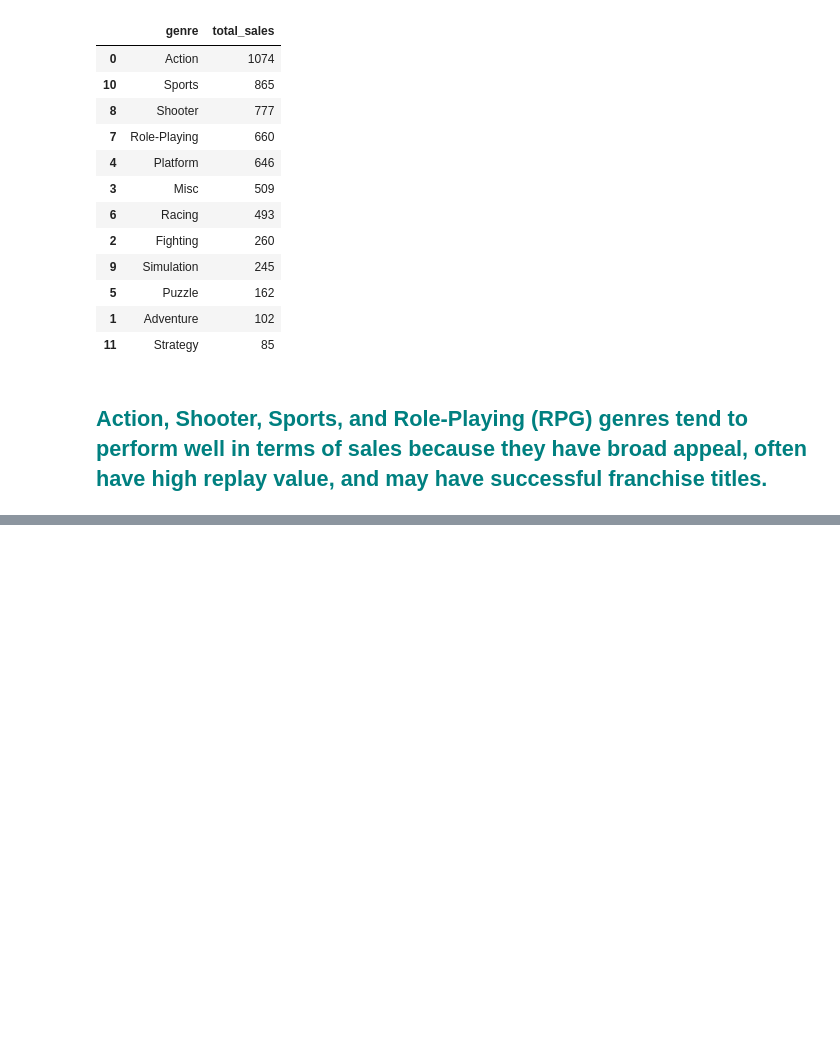
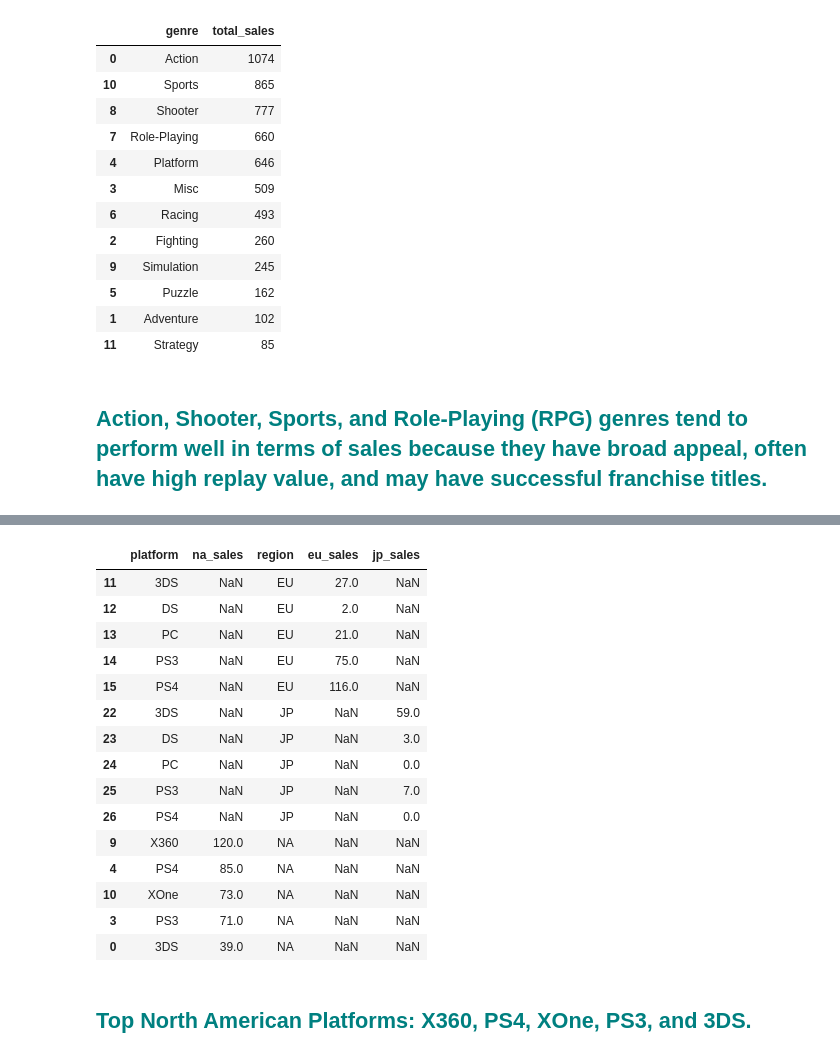
Before and after one commit to brandonbeckmusic/int-proj, a Jupyter notebook: project.ipynb, the cells around one changed output, grey strips where cells are left out. Cells and saved outputs as stored; diff of their text form; code cells hidden in the pictures; blank space fills up the shorter version.

```diff
--- a/project.ipynb
+++ b/project.ipynb
@@ -709,0 +739,24 @@ fig_genre_sales.show()
+# %%
+top_na_platforms = (regional_sales.sort_values(['region', 'na_sales'], ascending=[True, False]).groupby('region').head(5))
+
+
+display(top_na_platforms)
+# %% [output]
+|  | platform | na_sales | region | eu_sales | jp_sales |
+| 11 | 3DS | NaN | EU | 27.0 | NaN |
+| 12 | DS | NaN | EU | 2.0 | NaN |
+| 13 | PC | NaN | EU | 21.0 | NaN |
+| 14 | PS3 | NaN | EU | 75.0 | NaN |
+| 15 | PS4 | NaN | EU | 116.0 | NaN |
+| 22 | 3DS | NaN | JP | NaN | 59.0 |
+| 23 | DS | NaN | JP | NaN | 3.0 |
+| 24 | PC | NaN | JP | NaN | 0.0 |
+| 25 | PS3 | NaN | JP | NaN | 7.0 |
+| 26 | PS4 | NaN | JP | NaN | 0.0 |
+| 9 | X360 | 120.0 | NA | NaN | NaN |
+| 4 | PS4 | 85.0 | NA | NaN | NaN |
+| 10 | XOne | 73.0 | NA | NaN | NaN |
+| 3 | PS3 | 71.0 | NA | NaN | NaN |
+| 0 | 3DS | 39.0 | NA | NaN | NaN |
+# %% [markdown]
+<h2 style="color: teal;">Top North American Platforms: X360, PS4, XOne, PS3, and 3DS.</h2>
```
Also changed, not shown: parts of 1 cell of this notebook.
